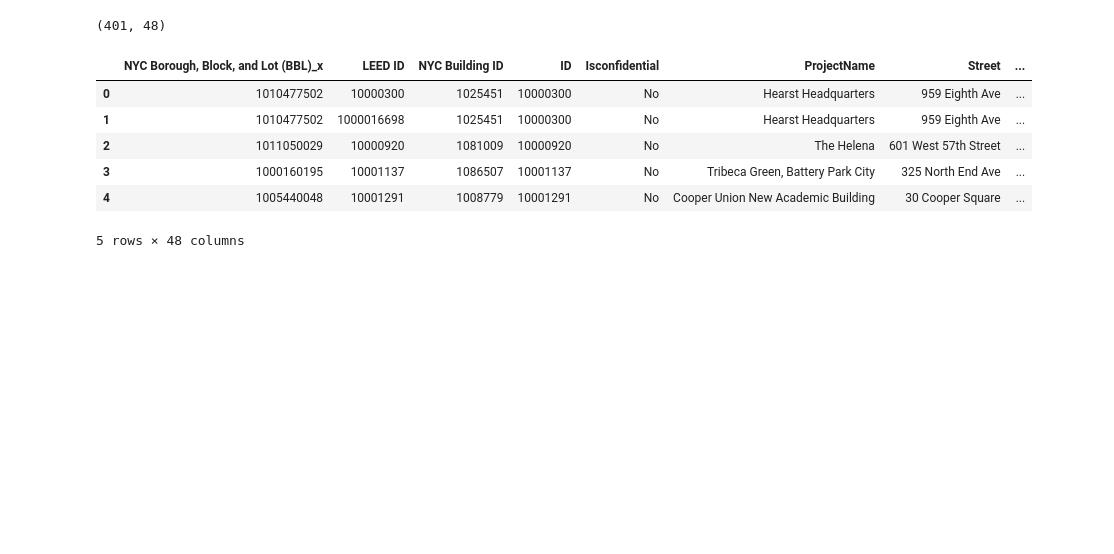
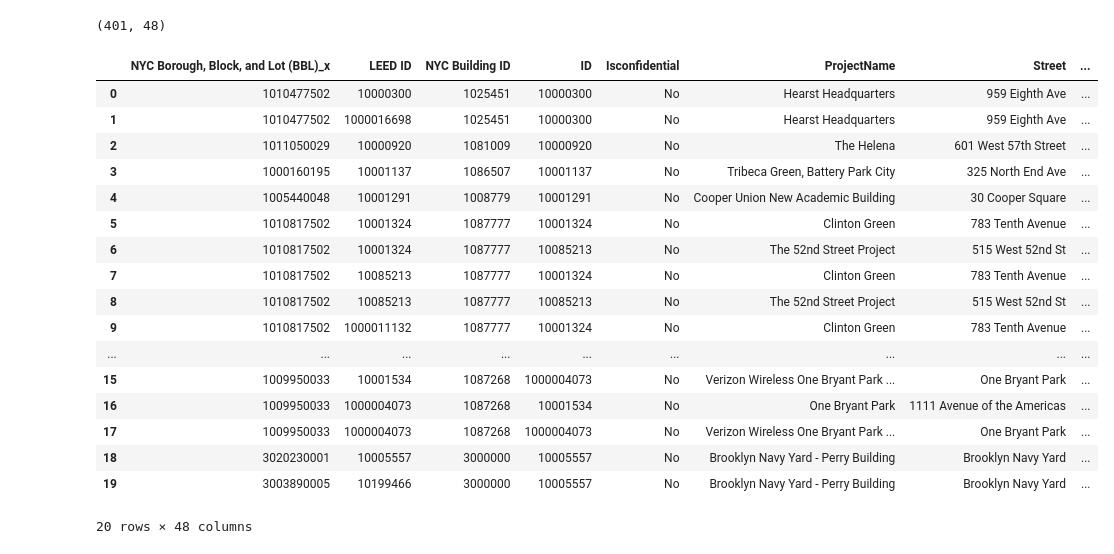
Before and after one commit to Data-Science-TIY/builditgreen, a Jupyter notebook: notebooks/NYCGeodataAPI.ipynb, the cells around one changed output. Saved outputs shown, nothing was run; the diff lists cells and outputs as text; code cells hidden in the pictures; blank space fills up the shorter version.

```diff
--- a/notebooks/NYCGeodataAPI.ipynb
+++ b/notebooks/NYCGeodataAPI.ipynb
@@ -480,12 +480,23 @@ final_df_nyc.shape
 # %%
 final_df_nyc.to_pickle('NYC_LEED_energy_for_FRIDAY.pkl')
 # %%
-final_df_nyc.head()
+final_df_nyc.head(20)
 # %% [output]
 |  | NYC Borough, Block, and Lot (BBL)_x | LEED ID | NYC Building ID | ID | Isconfidential | ProjectName | Street | ... |
 | 0 | 1010477502 | 10000300 | 1025451 | 10000300 | No | Hearst Headquarters | 959 Eighth Ave | ... |
 | 1 | 1010477502 | 1000016698 | 1025451 | 10000300 | No | Hearst Headquarters | 959 Eighth Ave | ... |
 | 2 | 1011050029 | 10000920 | 1081009 | 10000920 | No | The Helena | 601 West 57th Street | ... |
 | 3 | 1000160195 | 10001137 | 1086507 | 10001137 | No | Tribeca Green, Battery Park City | 325 North End Ave | ... |
 | 4 | 1005440048 | 10001291 | 1008779 | 10001291 | No | Cooper Union New Academic Building | 30 Cooper Square | ... |
+| 5 | 1010817502 | 10001324 | 1087777 | 10001324 | No | Clinton Green | 783 Tenth Avenue | ... |
+| 6 | 1010817502 | 10001324 | 1087777 | 10085213 | No | The 52nd Street Project | 515 West 52nd St | ... |
+| 7 | 1010817502 | 10085213 | 1087777 | 10001324 | No | Clinton Green | 783 Tenth Avenue | ... |
+| 8 | 1010817502 | 10085213 | 1087777 | 10085213 | No | The 52nd Street Project | 515 West 52nd St | ... |
+| 9 | 1010817502 | 1000011132 | 1087777 | 10001324 | No | Clinton Green | 783 Tenth Avenue | ... |
+| ... | ... | ... | ... | ... | ... | ... | ... | ... |
+| 15 | 1009950033 | 10001534 | 1087268 | 1000004073 | No | Verizon Wireless One Bryant Park ... | One Bryant Park | ... |
+| 16 | 1009950033 | 1000004073 | 1087268 | 10001534 | No | One Bryant Park | 1111 Avenue of the Americas | ... |
+| 17 | 1009950033 | 1000004073 | 1087268 | 1000004073 | No | Verizon Wireless One Bryant Park ... | One Bryant Park | ... |
+| 18 | 3020230001 | 10005557 | 3000000 | 10005557 | No | Brooklyn Navy Yard - Perry Building | Brooklyn Navy Yard | ... |
+| 19 | 3003890005 | 10199466 | 3000000 | 10005557 | No | Brooklyn Navy Yard - Perry Building | Brooklyn Navy Yard | ... |
-5 rows × 48 columns
+20 rows × 48 columns
```
Also changed, not shown: 5 other files.
